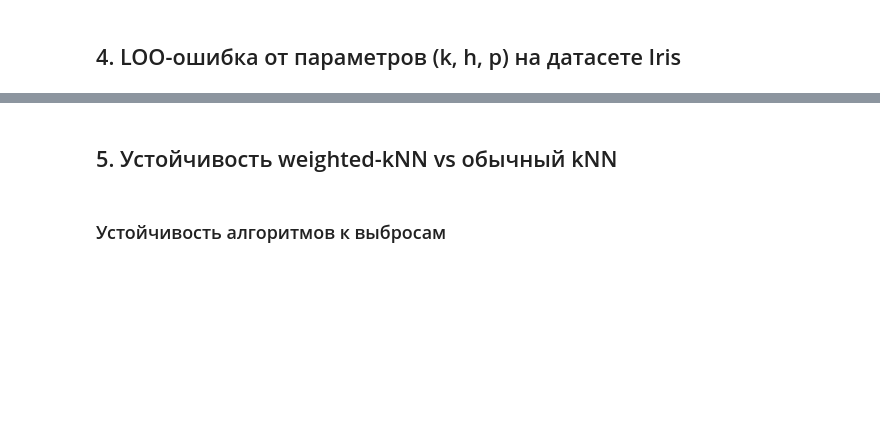
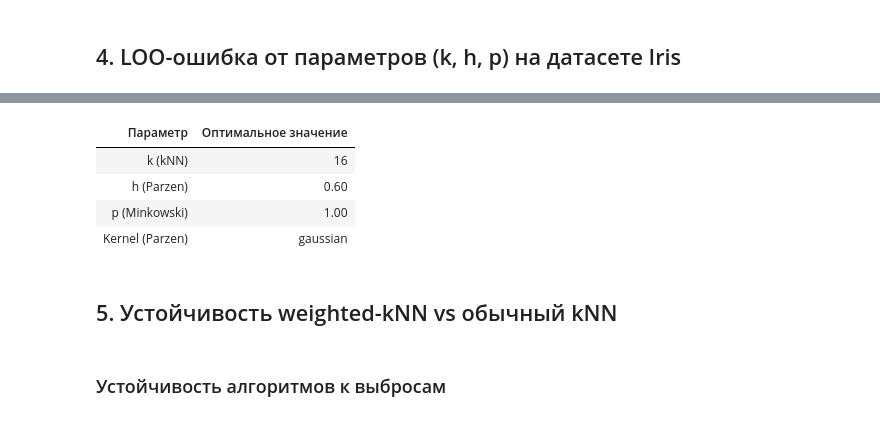
Before and after one commit to Toxele/Functional-Analysis-Cases-5-6-7, a Jupyter notebook: case_5/case_5.ipynb, the cells around one changed output, grey strips where cells are left out. Cells and saved outputs as stored; diff of their text form; code cells hidden in the pictures; blank space fills up the shorter version.

```diff
--- a/case_5/case_5.ipynb
+++ b/case_5/case_5.ipynb
@@ -115,3 +149,25 @@ plt.show()
+# %%
+# Поиск лучших параметров
+best_k = k_range[np.argmin(loo_k)]
+best_h = h_range[np.argmin(loo_h)]
+best_p = p_range[np.argmin(loo_p)]
+
+# Перебор ядер с оптимальным h
+kernels = ['gaussian', 'triangular', 'epanechnikov', 'quartic']
+loo_kernels = [leave_one_out_classification(ParzenFixedClassifier(h=best_h, kernel=k), X_iris_scaled, y_iris) for k in kernels]
+best_kernel = kernels[np.argmin(loo_kernels)]
+
+results_best = pd.DataFrame({
+    "Параметр": ["k (kNN)", "h (Parzen)", "p (Minkowski)", "Kernel (Parzen)"],
+    "Оптимальное значение": [best_k, f"{best_h:.2f}", f"{best_p:.2f}", best_kernel]
+})
+display(results_best.style.hide(axis="index"))
+# %% [output]
+| Параметр | Оптимальное значение |
+| k (kNN) | 16 |
+| h (Parzen) | 0.60 |
+| p (Minkowski) | 1.00 |
+| Kernel (Parzen) | gaussian |
 # %% [markdown]
 ## 5. Устойчивость weighted-kNN vs обычный kNN
 # %%
```
Also changed, not shown: parts of 7 cells of this notebook.
